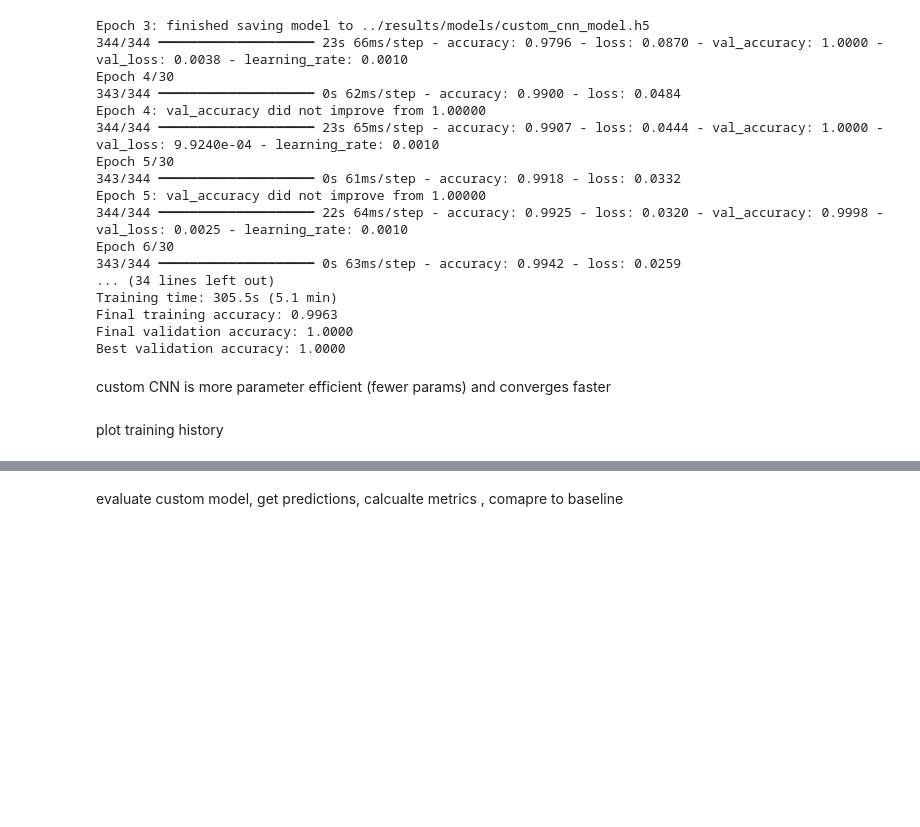
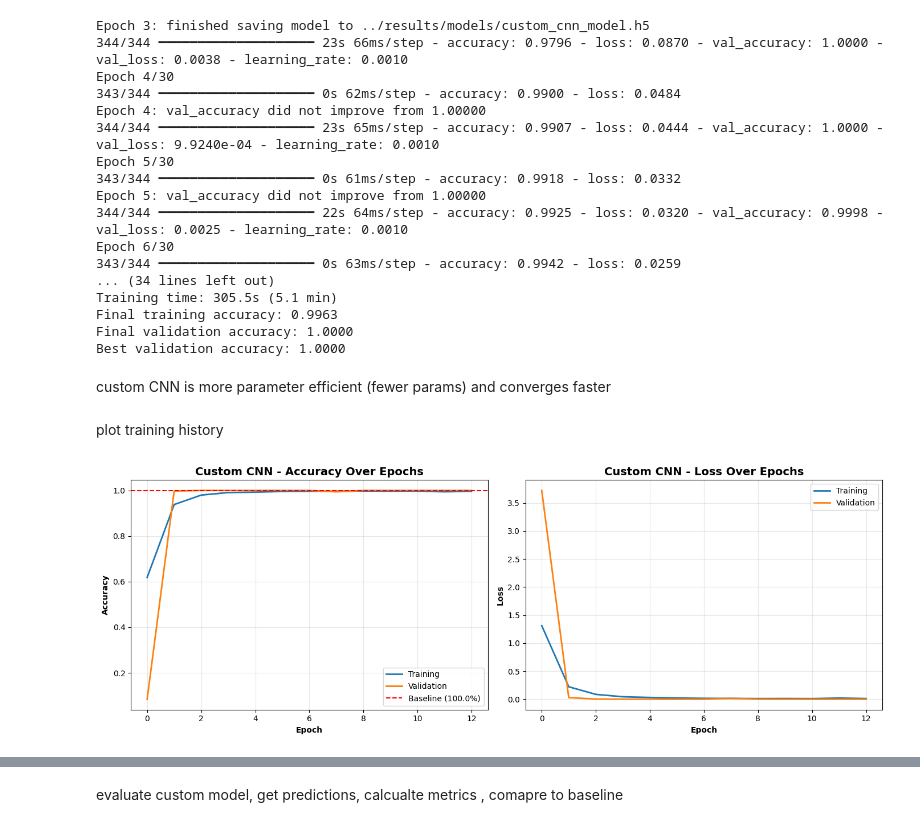
Before and after one commit to SharkFishie/CSCI323_ASL_Recognition, a Jupyter notebook: notebooks/04_Custom_CNN_Model.ipynb, the cells around one changed output, grey strips where cells are left out. Drawn from its saved outputs; the diff is of its cells as text; code cells hidden in the pictures; blank space fills up the shorter version.

Commit message:
added custom cnn model notebook 04

```diff
--- a/notebooks/04_Custom_CNN_Model.ipynb
+++ b/notebooks/04_Custom_CNN_Model.ipynb
@@ -353,3 +353,31 @@ Best validation accuracy: 1.0000
  custom CNN is  more parameter efficient (fewer params) and converges faster
 # %% [markdown]
 plot training history
+# %%
+#visualize training history
+fig, (ax1, ax2) = plt.subplots(1, 2, figsize=(14, 5))
+
+#plot accuracy
+ax1.plot(history.history['accuracy'], label='Training', linewidth=2)
+ax1.plot(history.history['val_accuracy'], label='Validation', linewidth=2)
+ax1.axhline(y=baseline_acc, color='r', linestyle='--', label=f'Baseline ({baseline_acc*100:.1f}%)')
+ax1.set_title('Custom CNN - Accuracy Over Epochs', fontweight='bold', fontsize=14)
+ax1.set_xlabel('Epoch', fontweight='bold')
+ax1.set_ylabel('Accuracy', fontweight='bold')
+ax1.legend()
+ax1.grid(True, alpha=0.3)
+
+#plot loss
+ax2.plot(history.history['loss'], label='Training', linewidth=2)
+ax2.plot(history.history['val_loss'], label='Validation', linewidth=2)
+ax2.set_title('Custom CNN - Loss Over Epochs', fontweight='bold', fontsize=14)
+ax2.set_xlabel('Epoch', fontweight='bold')
+ax2.set_ylabel('Loss', fontweight='bold')
+ax2.legend()
+ax2.grid(True, alpha=0.3)
+
+plt.tight_layout()
+plt.savefig('../results/figures/custom_cnn_learning_curves.png', dpi=300, bbox_inches='tight')
+plt.show()
+# %% [output]
+[figure, added]
```
Also changed, not shown: parts of 6 cells of this notebook, 5 other files.
